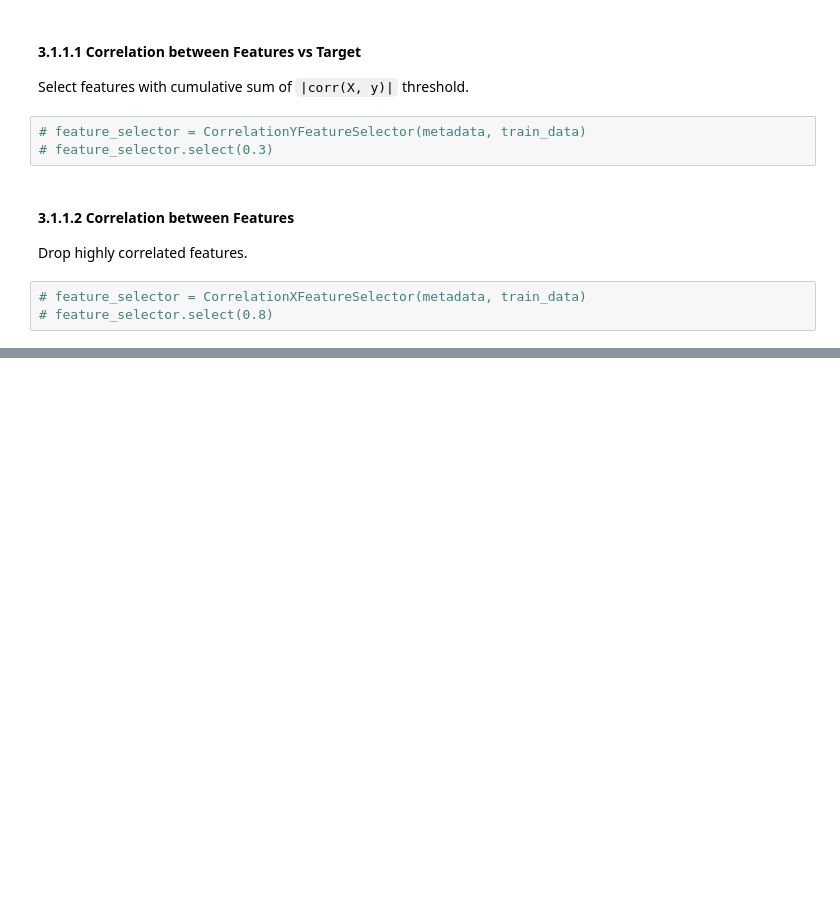
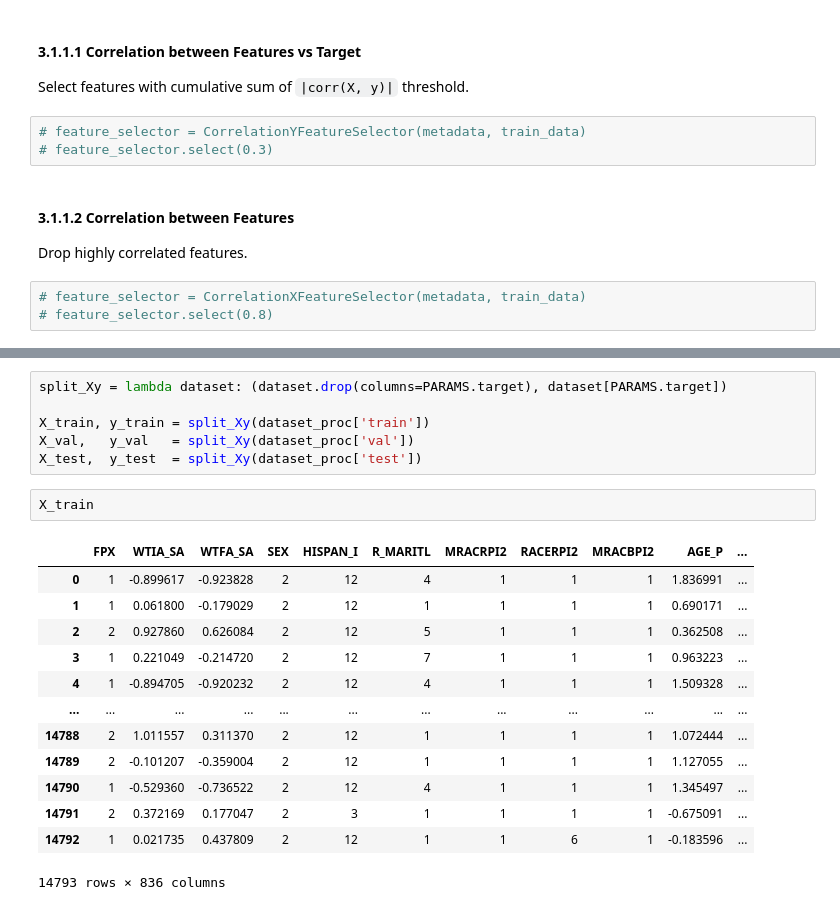
Before and after one commit to alchemine/diabetes-prediction, a Jupyter notebook: diabetes_prediction/main.ipynb, the cells around one changed output, grey strips where cells are left out. Drawn from its saved outputs; the diff is of its cells as text; blank space fills up the shorter version.

```diff
--- a/diabetes_prediction/main.ipynb
+++ b/diabetes_prediction/main.ipynb
@@ -135,0 +281,22 @@ rst, summary = experiment(metadata, dataset_proc, base_estimator, corr_x_feature
+# %%
+split_Xy = lambda dataset: (dataset.drop(columns=PARAMS.target), dataset[PARAMS.target])
+
+X_train, y_train = split_Xy(dataset_proc['train'])
+X_val,   y_val   = split_Xy(dataset_proc['val'])
+X_test,  y_test  = split_Xy(dataset_proc['test'])
+# %%
+X_train
+# %% [output]
+|  | FPX | WTIA_SA | WTFA_SA | SEX | HISPAN_I | R_MARITL | MRACRPI2 | RACERPI2 | MRACBPI2 | AGE_P | ... |
+| 0 | 1 | -0.899617 | -0.923828 | 2 | 12 | 4 | 1 | 1 | 1 | 1.836991 | ... |
+| 1 | 1 | 0.061800 | -0.179029 | 2 | 12 | 1 | 1 | 1 | 1 | 0.690171 | ... |
+| 2 | 2 | 0.927860 | 0.626084 | 2 | 12 | 5 | 1 | 1 | 1 | 0.362508 | ... |
+| 3 | 1 | 0.221049 | -0.214720 | 2 | 12 | 7 | 1 | 1 | 1 | 0.963223 | ... |
+| 4 | 1 | -0.894705 | -0.920232 | 2 | 12 | 4 | 1 | 1 | 1 | 1.509328 | ... |
+| ... | ... | ... | ... | ... | ... | ... | ... | ... | ... | ... | ... |
+| 14788 | 2 | 1.011557 | 0.311370 | 2 | 12 | 1 | 1 | 1 | 1 | 1.072444 | ... |
+| 14789 | 2 | -0.101207 | -0.359004 | 2 | 12 | 1 | 1 | 1 | 1 | 1.127055 | ... |
+| 14790 | 1 | -0.529360 | -0.736522 | 2 | 12 | 4 | 1 | 1 | 1 | 1.345497 | ... |
+| 14791 | 2 | 0.372169 | 0.177047 | 2 | 3 | 1 | 1 | 1 | 1 | -0.675091 | ... |
+| 14792 | 1 | 0.021735 | 0.437809 | 2 | 12 | 1 | 1 | 6 | 1 | -0.183596 | ... |
+14793 rows × 836 columns
```
Also changed, not shown: parts of 42 cells of this notebook, 8 other files.
